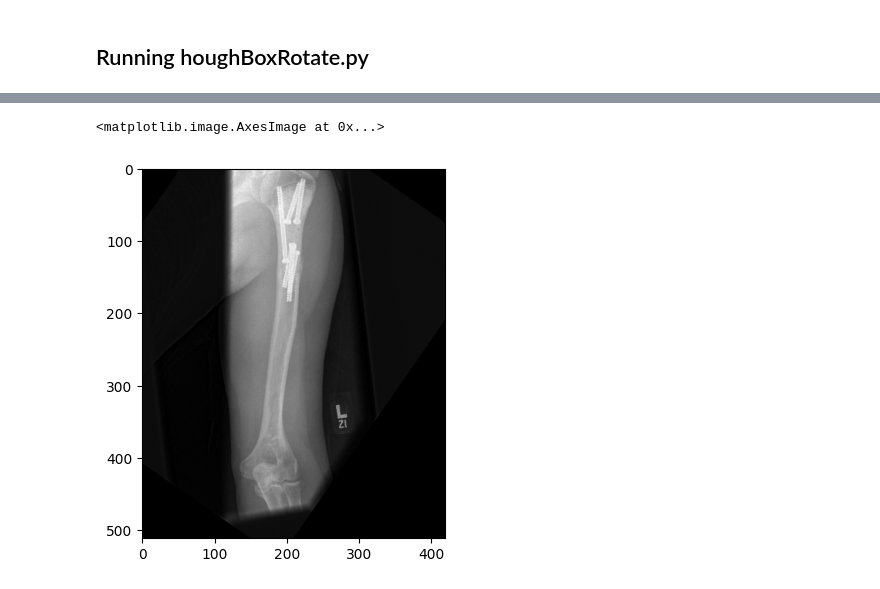
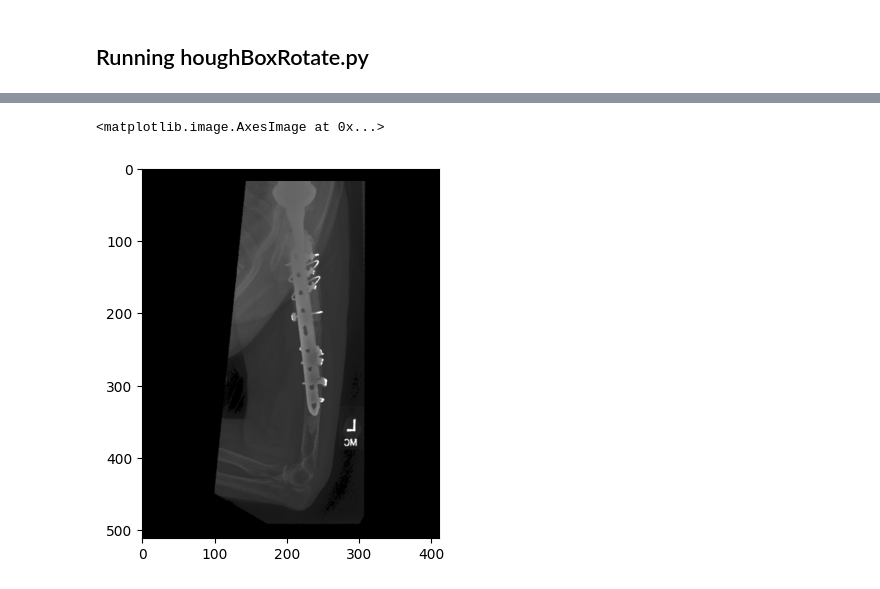
Before and after one commit to ronocara/HoughTransform_xray, a Jupyter notebook: houghT.ipynb, the cells around one changed output, grey strips where cells are left out. Cells and saved outputs as stored; diff of their text form; code cells hidden in the pictures.

```diff
--- a/houghT.ipynb
+++ b/houghT.ipynb
@@ -7,7 +7,7 @@ import cv2
 import os
 
 
-folder_path = "/home/clr/Thesis/HoughTransform_xray/sample images/" # folder of input images
+folder_path = "/home/clr/Thesis/HoughTransform_xray/Humerus/" # folder of input images
 output_folder = "/home/clr/Thesis/HoughTransform_xray/output_images/" # where to save the output
 skipped_images = "/home/clr/Thesis/HoughTransform_xray/skipped_images/" # where to save invalid images
 image_output, skipped_images, non_centered = houghBoxRotate.houghT_rotate(folder_path, output_folder, skipped_images)
@@ -16,8 +26,8 @@ Skipping image, no lines found.
 # %%
-plt.imshow(image_output[0], cmap='gray')
+plt.imshow(image_output[800], cmap='gray')
 # %% [output]
 <matplotlib.image.AxesImage at 0x...>
-[figure, old version]
+[figure, new version]
 # %%
 folder_path= "/home/clr/Thesis/HoughTransform_xray/sample images/"
 image_files = os.listdir(folder_path)
```
Also changed, not shown: parts of 3 cells of this notebook, 2 other files.
